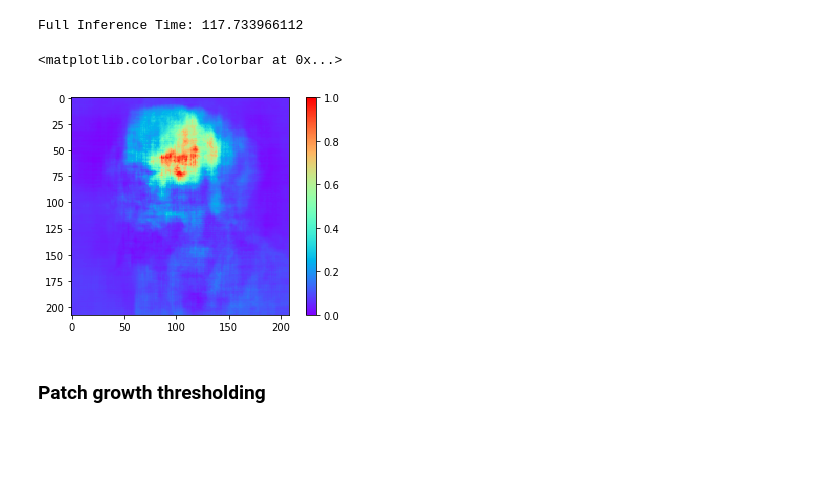
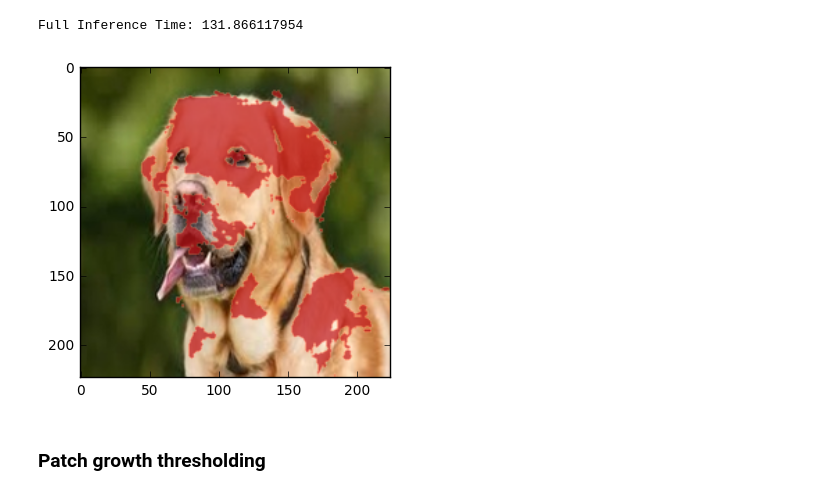
Before and after one commit to xil222/krypton, a Jupyter notebook: notebooks/cuda_impl_vgg16.ipynb, the cells around one changed output. Drawn from its saved outputs; the diff is of its cells as text; code cells hidden in the pictures; blank space fills up the shorter version.

```diff
--- a/notebooks/cuda_impl_vgg16.ipynb
+++ b/notebooks/cuda_impl_vgg16.ipynb
@@ -19,28 +19,29 @@ from cnn.resnet18_inc_v1 import IncrementalResNet18V1
 
 image_file_path = "../cnn/dog_resized.jpg"
 interested_logit_index = 208
+# %%
+patch_size = 5
+stride = 1
 # %%
 # torch.cuda.synchronize()
 prev_time = time.time()
-outputs_full = full_inference_e2e(VGG16, image_file_path, 16, 1, interested_logit_index, batch_size=128)
+outputs_full = full_inference_e2e(VGG16, image_file_path, patch_size, stride, interested_logit_index, batch_size=128)
 torch.cuda.synchronize()
 full_inference_time = time.time() - prev_time
 print("Full Inference Time: " + str(full_inference_time))
 # %% [output]
-Full Inference Time: 117.733966112
+Full Inference Time: 131.866117954
 # %%
 x = outputs_full
 xmax, xmin = x.max(), x.min()
 x = 1 - (x - xmin)/(xmax - xmin)
 
 outputs_full_final = x
 np.savetxt('temp', outputs_full_final)
 
-plt.imshow(x, cmap=plt.cm.rainbow, interpolation='none')
-plt.colorbar()
+show_heatmap_on_image(image_file_path, x, patch_size, stride)
 # %% [output]
-<matplotlib.colorbar.Colorbar at 0x...>
-[figure, old version]
+[figure, new version]
 # %%
 gc.collect()
 torch.cuda.empty_cache()
```
Also changed, not shown: parts of 7 cells of this notebook, 18 other files.
